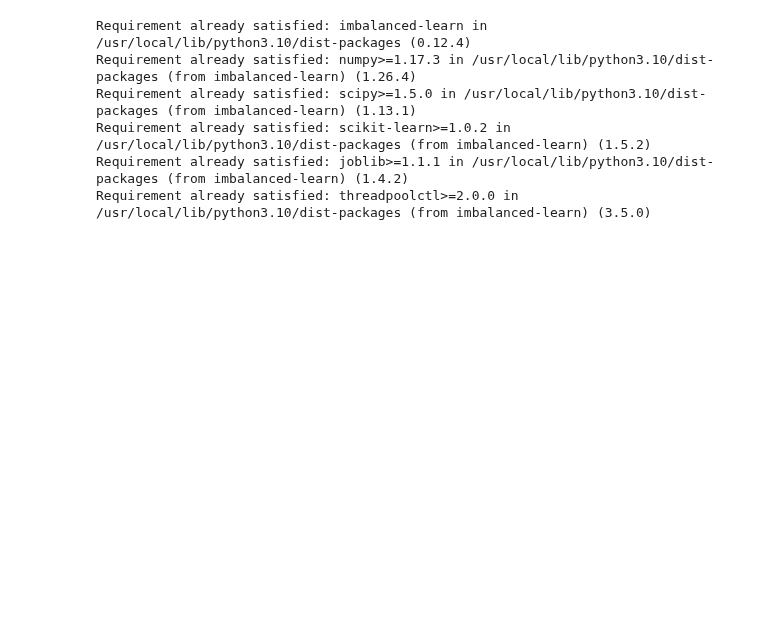
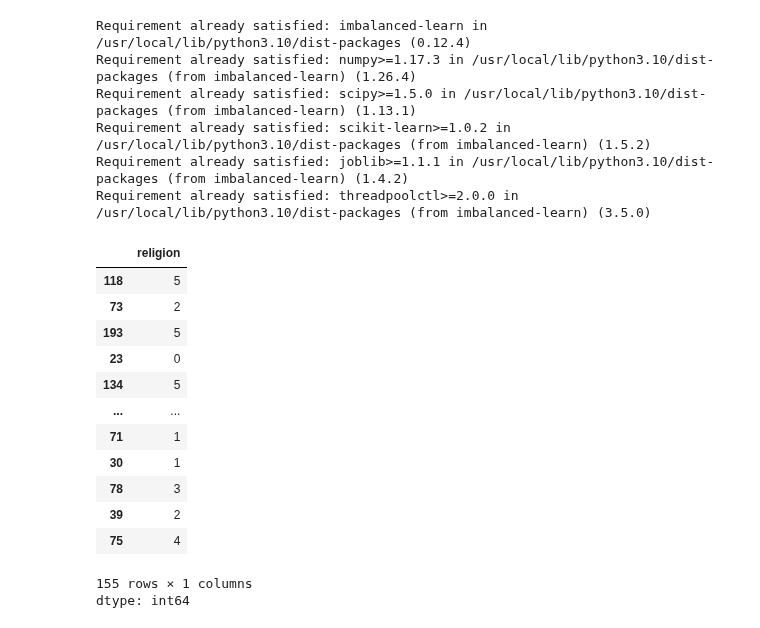
Before and after one commit to desve/AML-54, a Jupyter notebook: 16 Лабораторная работа по курсу/16 Homework_.ipynb, the cells around one changed output. Drawn from its saved outputs; the diff is of its cells as text; code cells hidden in the pictures; blank space fills up the shorter version.

```diff
--- a/16 Лабораторная работа по курсу/16 Homework_.ipynb
+++ b/16 Лабораторная работа по курсу/16 Homework_.ipynb
@@ -669,3 +671,29 @@ Requirement already satisfied: joblib>=1.1.1 in /usr/local/lib/python3.10/dist-p
 Requirement already satisfied: threadpoolctl>=2.0.0 in /usr/local/lib/python3.10/dist-packages (from imbalanced-learn) (3.5.0)
 # %%
 from imblearn.over_sampling import SMOTE
+# %%
+# разобрьем данные на тест и трейн
+from sklearn.model_selection import train_test_split
+
+X_train, X_test, y_train, y_test = train_test_split(X, y,
+                                                    test_size=0.2,
+                                                    stratify=y,
+                                                    random_state=42
+                                                   )
+# %%
+y_train
+# %% [output]
+|  | religion |
+| 118 | 5 |
+| 73 | 2 |
+| 193 | 5 |
+| 23 | 0 |
+| 134 | 5 |
+| ... | ... |
+| 71 | 1 |
+| 30 | 1 |
+| 78 | 3 |
+| 39 | 2 |
+| 75 | 4 |
+155 rows × 1 columns
+dtype: int64
```
Also changed, not shown: parts of 2 cells of this notebook.
